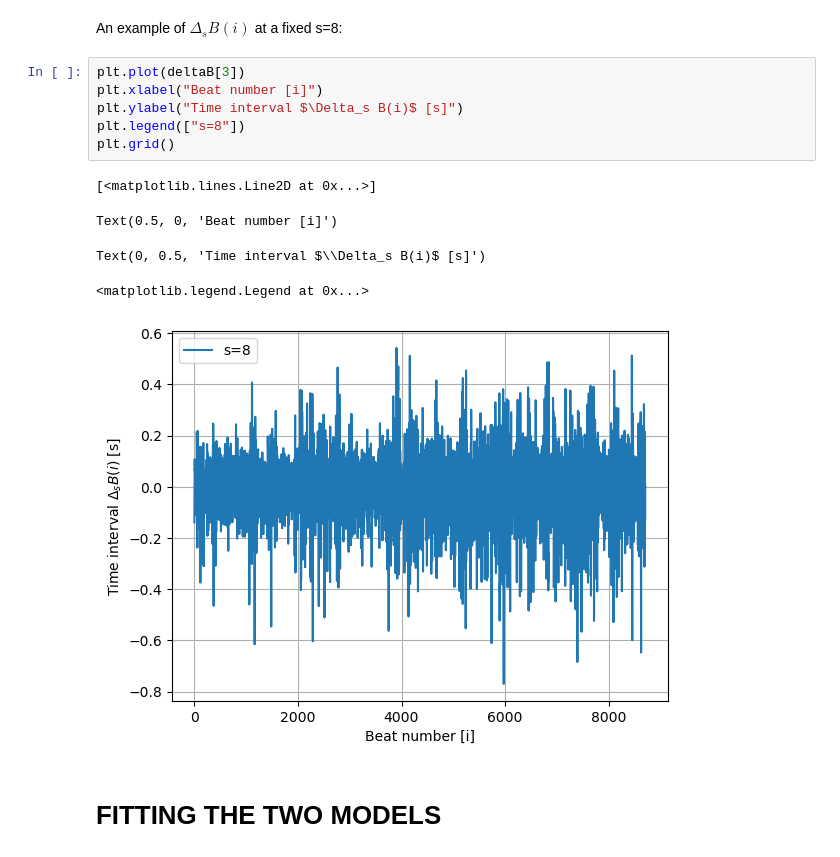
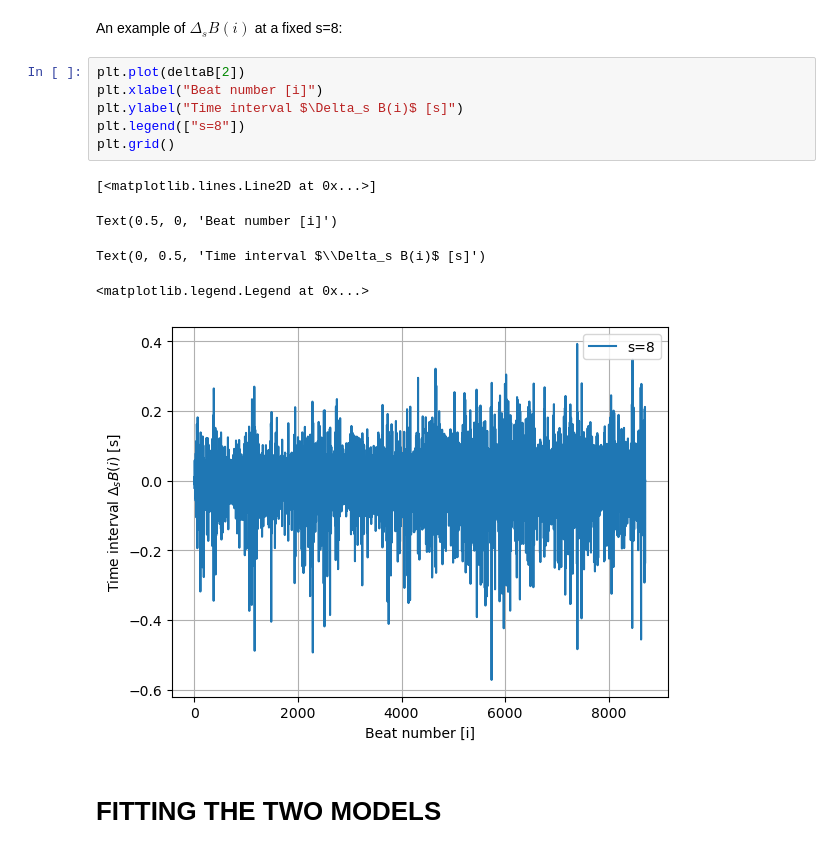
Before and after one commit to LiberoP/scale_invariance_heartrate, a Jupyter notebook: main.ipynb, the cells around one changed output. Saved outputs shown, nothing was run; the diff lists cells and outputs as text.

```diff
--- a/main.ipynb
+++ b/main.ipynb
@@ -366,17 +366,17 @@ dfs[3].head()
 # %% [markdown]
 An example of $\Delta_s B(i)$  at a fixed s=8:
 # %%
-plt.plot(deltaB[3])
+plt.plot(deltaB[2])
 plt.xlabel("Beat number [i]")
 plt.ylabel("Time interval $\Delta_s B(i)$ [s]")
 plt.legend(["s=8"])
 plt.grid()
 # %% [output]
 [<matplotlib.lines.Line2D at 0x...>]
 Text(0.5, 0, 'Beat number [i]')
 Text(0, 0.5, 'Time interval $\\Delta_s B(i)$ [s]')
 <matplotlib.legend.Legend at 0x...>
-[figure, old version]
+[figure, new version]
 # %% [markdown]
 # FITTING THE TWO MODELS
 # %% [markdown]
```
